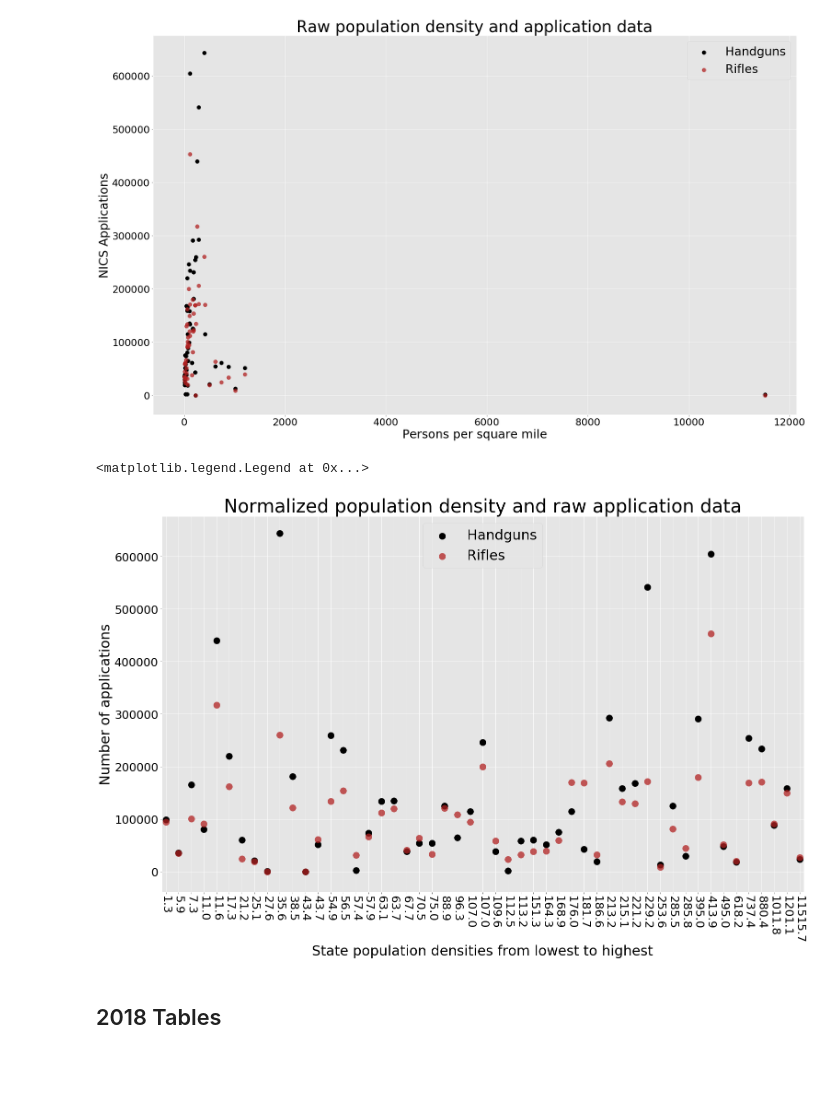
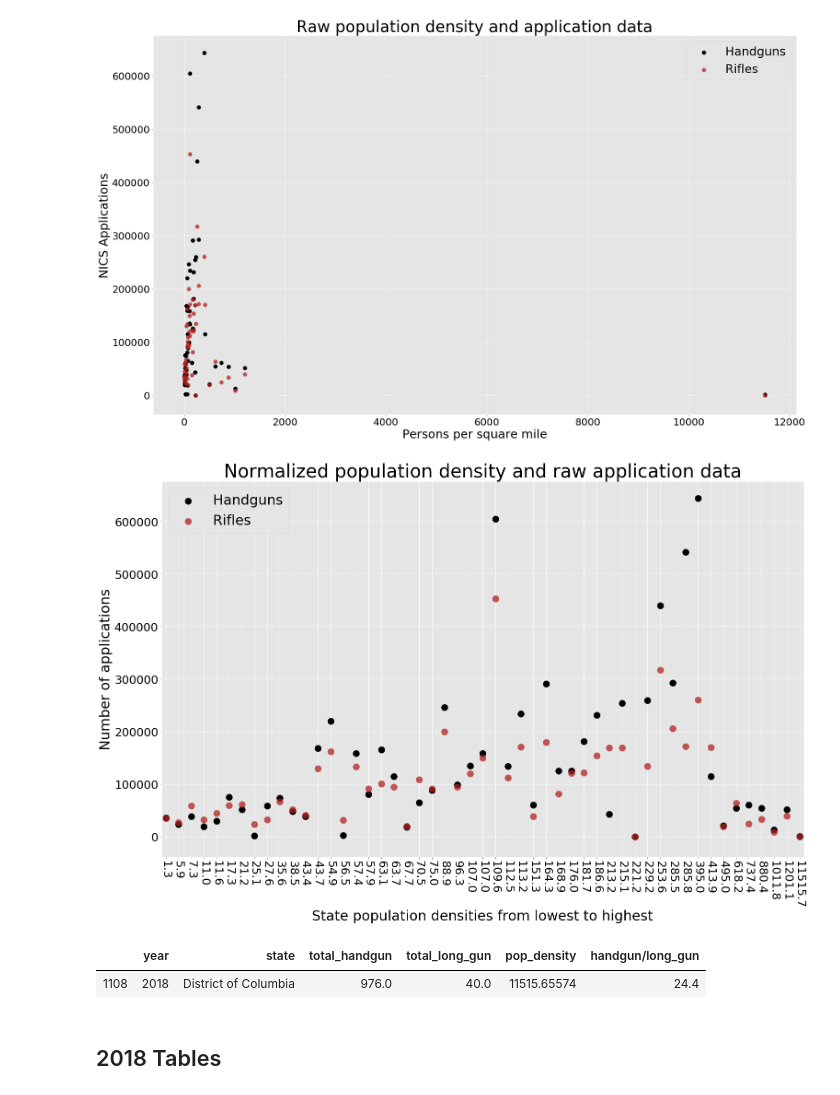
Before and after one commit to RellikDog/Capstone1, a Jupyter notebook: Capstone.ipynb, the cells around one changed output. Cells and saved outputs as stored; diff of their text form; code cells hidden in the pictures; blank space fills up the shorter version.

```diff
--- a/Capstone.ipynb
+++ b/Capstone.ipynb
@@ -50,6 +50,9 @@ clean_nics_df = clean_nics_df.reset_index()
 #Remove any year not between 1999 and 2018 and assign to my_nics_df
 clean_nics_df['year'] = pd.to_numeric(clean_nics_df['year'])
 my_nics_df = clean_nics_df.loc[(clean_nics_df['year'] < 2019) & (clean_nics_df['year'] > 1998)]
-#Test: Expect 1100 rows (50 states + DC, Guam, Puerto Rico, Mariana Islands, and Virgin Islands X 20 years) and 4 columns
+rows_to_drop = ['Guam', 'Mariana Islands', 'Puerto Rico', 'Virgin Islands']
+for row in rows_to_drop:
+    my_nics_df = my_nics_df[my_nics_df['state'] != row]
+#Test: Expect 1020 rows (50 states + DC X 20 years) and 4 columns
 my_nics_df.shape
 # %% [output]
@@ -62,9 +65,7 @@ my_2018_pop_df = my_pop_df.loc[:, ['State', '2018']]
 my_2018_pop_df = my_2018_pop_df[my_2018_pop_df['State'] != 'United States']
 #Selecting for year = 2018 and needed rows from NICS data.
 nics_2018_df = my_nics_df[my_nics_df['year'] == 2018]
-rows_to_drop = ['Guam', 'Mariana Islands', 'Puerto Rico', 'Virgin Islands']
-for row in rows_to_drop:
-    nics_2018_df = nics_2018_df[nics_2018_df['state'] != row]
+
 #New Variables
   #my_2018_pop_df
   #nics_2018_df
@@ -184,24 +185,30 @@ fig.tight_layout()
 # %%
 #Setup
 fig, ax = plt.subplots(figsize=(25, 15))
 xlabels = pop_sorted_nics_2018_df['pop_density']
 x = np.arange(len(xlabels))
+handgun_y = pop_sorted_nics_2018_df['total_handgun']
+long_gun_y = pop_sorted_nics_2018_df['total_long_gun']
 #Plot
 ax.scatter(x, handgun_y, c='black', label='Handguns', alpha=1, s=200)
 ax.scatter(x, long_gun_y, c='firebrick', label='Rifles', alpha=.75, s=200)
 ax.set_xticks(x)
 #Label
 ax.margins(x=.001)
 ax.set_xticklabels([round(num, 1) for num in xlabels], rotation=270, fontdict={'fontsize': 25, 'fontweight': 15, 'color': 'black'})
 ax.tick_params(axis='y', labelsize=25, labelcolor='black')
 ax.set_xlabel('State population densities from lowest to highest', fontdict={'fontsize': 30, 'fontweight': 15, 'color': 'black'})
 ax.set_ylabel('Number of applications', fontdict={'fontsize': 30, 'fontweight': 15, 'color': 'black'})
 ax.set_title('Normalized population density and raw application data', fontdict={'fontsize': 40, 'fontweight': 20})
 ax.legend(fontsize=30)
-#fig.savefig('graphs/norm-scatter-withDC.png')
+fig.savefig('graphs/norm-scatter-withDC.png')
 # %% [output]
-<matplotlib.legend.Legend at 0x...>
-[figure, old version]
+[figure, new version]
+# %%
+pop_sorted_nics_2018_df[pop_sorted_nics_2018_df['state'] == 'District of Columbia']
+# %% [output]
+|  | year | state | total_handgun | total_long_gun | pop_density | handgun/long_gun |
+| 1108 | 2018 | District of Columbia | 976.0 | 40.0 | 11515.65574 | 24.4 |
 # %% [markdown]
 ## 2018 Tables
 # %%
```
Also changed, not shown: parts of 2 cells of this notebook, 2 other files.
